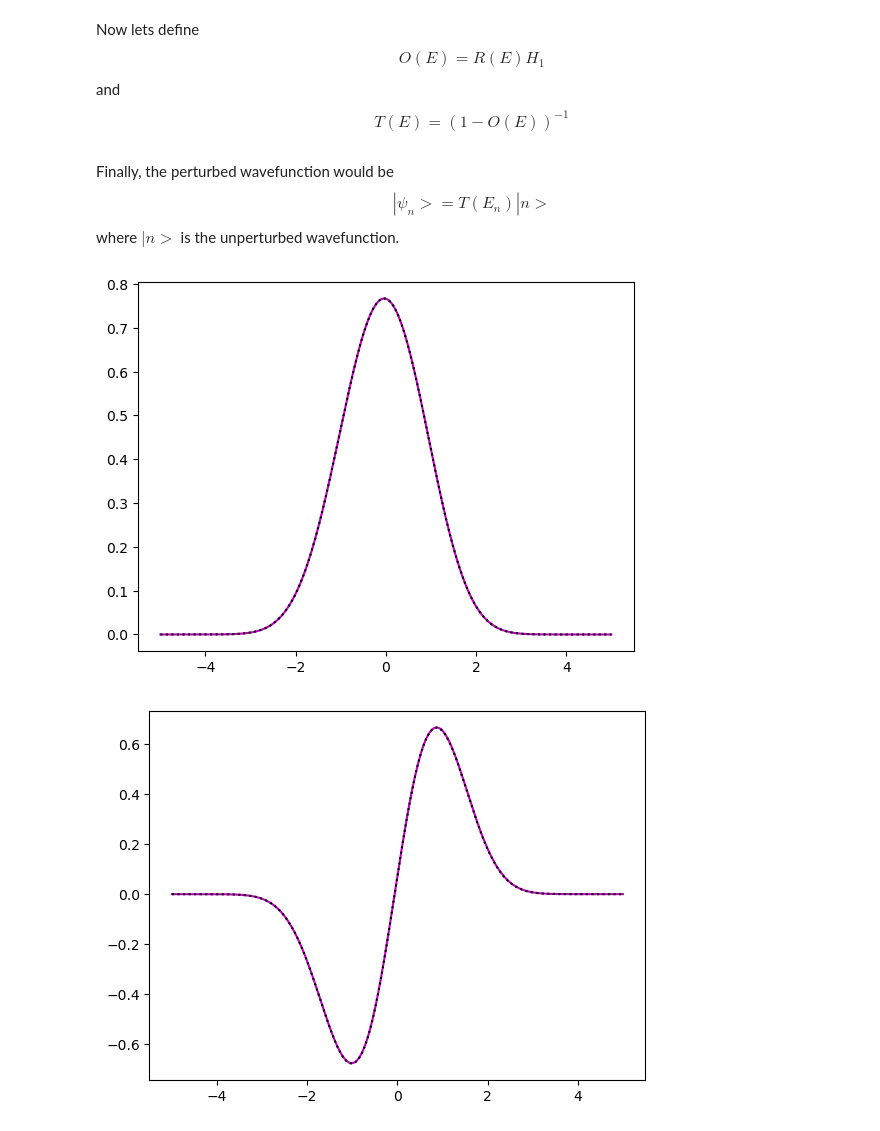
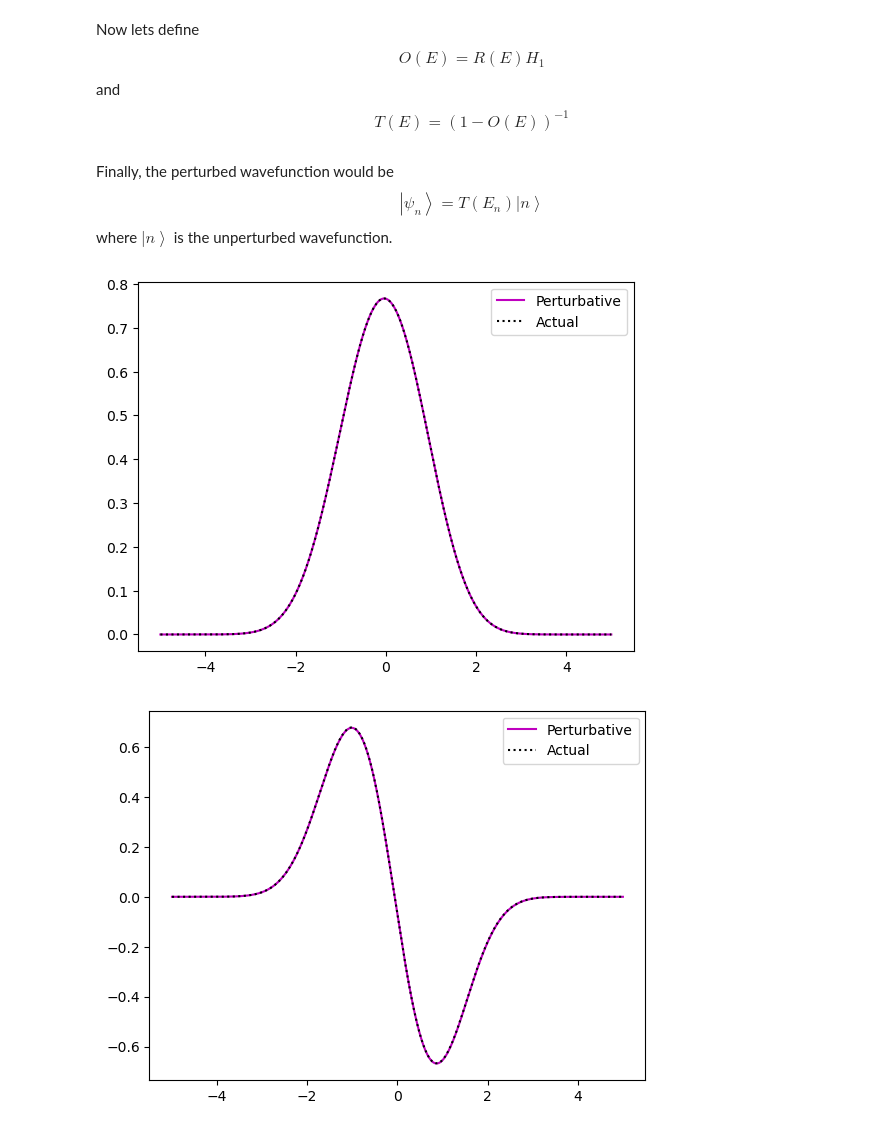
Before and after one commit to Rohit-374/DSKC_2023, a Jupyter notebook: Anharmonic1.ipynb, the cells around one changed output. Cells and saved outputs as stored; diff of their text form; code cells hidden in the pictures.

```diff
--- a/Anharmonic1.ipynb
+++ b/Anharmonic1.ipynb
@@ -66,9 +67,9 @@ $$V = \begin{bmatrix}
 where $V_i = V_0(x_i)$
 # %%
 #Making Potential Energy Matrix
-V = np.zeros([N-2,N-2])
+V = np.zeros([N-1,N-1])
 
-for i in range(0, N-2):
+for i in range(0, N-1):
     V[i, i] = V0(X[i+1])
 # %% [markdown]
 Now the matrix for the Hamiltonian would be
@@ -95,7 +96,7 @@ print(ES0[0][0:10])
 #Creating Appropriate Matrices for plotting wavefunctions
 
 #Creating matrix of position of N-2 size
-Xr = X[1:N-1]
+Xr = X[1:N]
 
 #Extracting Eigenvectors
 S0 = np.array(ES0[1][0])
@@ -138,9 +139,9 @@ def Pert2(x):
     return eps2*(x**4)
 # %%
 # Creating Perturbation Matrix
-H1 = np.zeros([N-2, N-2])
+H1 = np.zeros([N-1, N-1])
 
-for i in range(0, N-2):
+for i in range(0, N-1):
     H1[i, i] = Pert1(X[i+1]) + Pert2(X[i+1])
 # %%
 #Complete Perturbed Hamiltonian in Qutip
@@ -218,7 +216,7 @@ As we can see, the perturbation calculation of energy correction is deviating mo
 Brillouin-Wigner Perturbation Theory is used to calculate the wavefunctions here
 # %%
 #Identity matrix
-In = np.identity(N-2)
+In = np.identity(N-1)
 
 #Projection Operators for states corresponding to n = 0, 1, 3, 8
 
@@ -299,8 +297,8 @@ T3 = np.linalg.inv(In - O3)
 T8 = np.linalg.inv(In - O8)
 # %% [markdown]
 Finally, the perturbed wavefunction would be
-$$|\psi_n> = T(E_n)|n>$$
-where $|n>$ is the unperturbed wavefunction.
+$$\left|\psi_n\right> = T(E_n)\left|n\right>$$
+where $\left|n\right>$ is the unperturbed wavefunction.
 # %%
 W0 = np.matmul(T0, S0)
 W1 = np.matmul(T1, S1)
@@ -319,19 +317,21 @@ NY0 = np.sqrt(np.sum(Y0**2)*h)
 
 plt.plot(Xr, W0/NW0, color='m') #Magenta Plot in Background Plot in Background
 plt.plot(Xr, Y0/NY0, ':', color="black") #Black Dotted Plot in Frond
+plt.legend(['Perturbative', 'Actual'])
 plt.show()
 # %% [output]
-[figure, old version]
+[figure, new version]
 # %%
 #Normalizing Plots
 NW1 = np.sqrt(np.sum(W1**2)*h)
 NY1 = np.sqrt(np.sum(Y1**2)*h)
 
 plt.plot(Xr, -W1/NW1, color='m') #Magenta Plot in Background Plot in Background
 plt.plot(Xr, Y1/NY1, ':', color="black") #Black Dotted Plot in Frond
+plt.legend(['Perturbative', 'Actual'])
 plt.show()
 # %% [output]
-[figure, old version]
+[figure, new version]
 # %%
 #Normalizing Plots
 NW3 = np.sqrt(np.sum(W3**2)*h)
```
Also changed, not shown: parts of 13 cells of this notebook, 4 other files.
